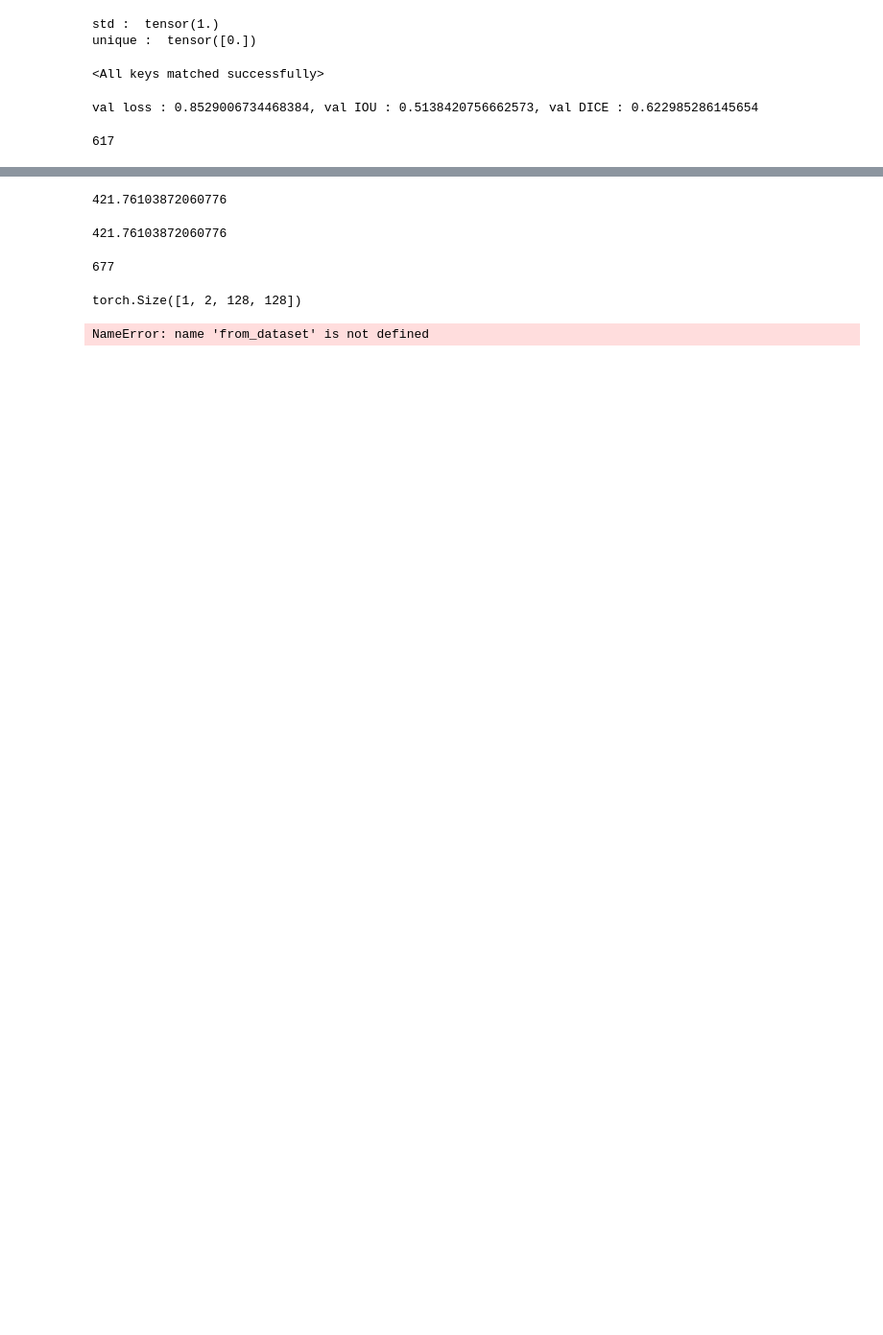
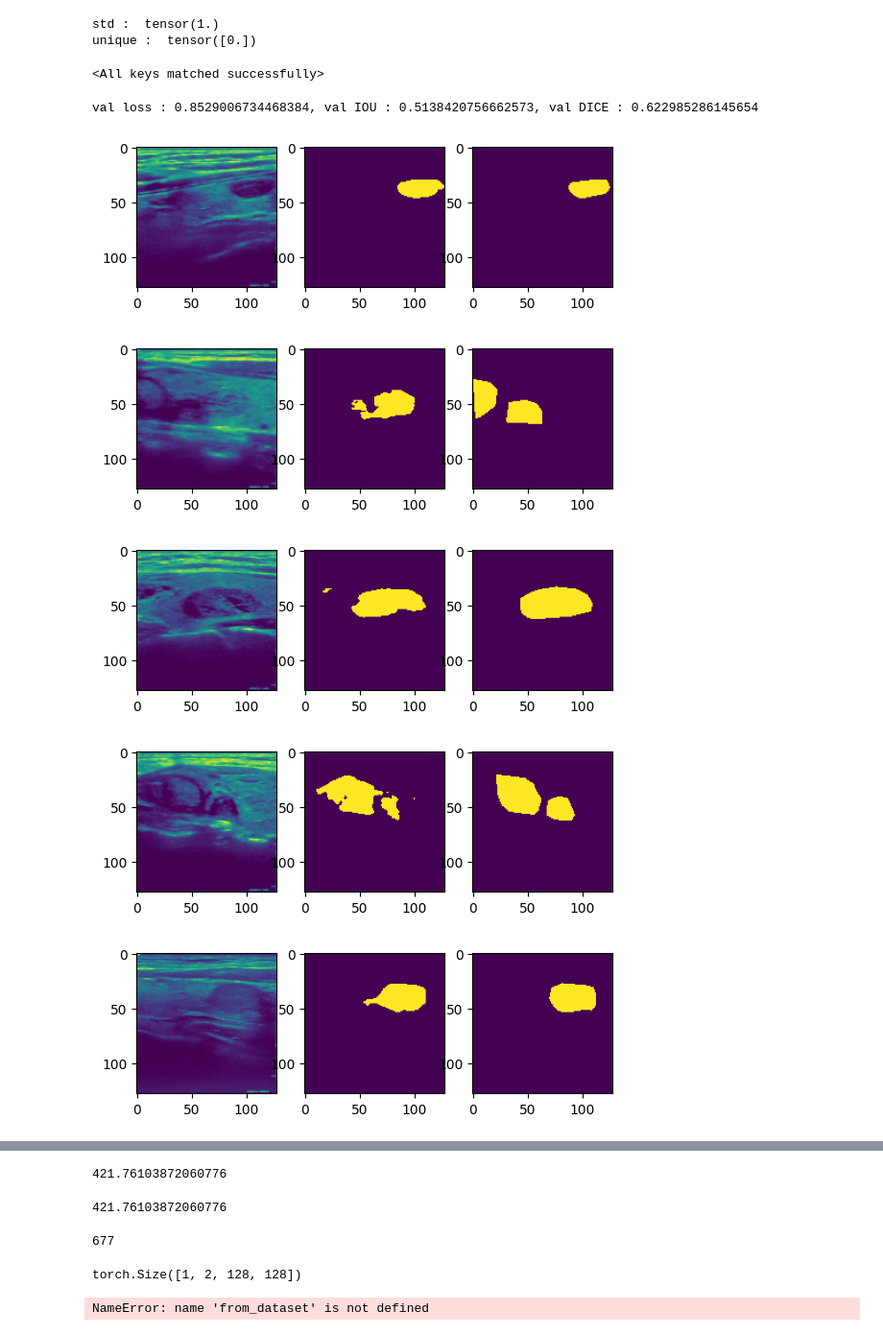
Before and after one commit to fenofista/thyroid, a Jupyter notebook: code/test_on_ge_data.ipynb, the cells around one changed output, grey strips where cells are left out. Shown at 96% size. Drawn from its saved outputs; the diff is of its cells as text; code cells hidden in the pictures; blank space fills up the shorter version.

```diff
--- a/code/test_on_ge_data.ipynb
+++ b/code/test_on_ge_data.ipynb
@@ -158,14 +158,14 @@ def val(dataloader, model, loss_fn, device):
     return total_loss/len(dataloader), total_IOU/len(dataloader), total_DICE/len(dataloader), dice_arr
 # %%
 # inference_name = "PMFSNet_crop_DDTI_standardization_aug_affine(0.5)_for_gland"
-inference_name = "hybrid_v3_upsample_baseline"
+inference_name = "hybrid_model_baseline(0.3)_freeze_encoder_wo_zeromask_aug_translate_scale"
 # inference_name = "HarDnetMSEG_baseline"
 model = HybridSegModel(in_channels = 1, out_channels = 2, output_size = image_size, layers_num = 3)
 # model = HarDMSEG(in_channels = 1, out_channels = 2)
 # model = PMFSNet(in_channels = 1, out_channels = 2, dim = "2d")
 # model = PMFSNet_FFT(in_channels = 1, out_channels = 2, dim = "2d")
 # model = LightMed(in_channels = 1, out_channels = 1, image_size = image_size)
-checkpoint = torch.load(f"models/{inference_name}/best_checkpoint.pth")
+checkpoint = torch.load(f"models/finetune/nodule/{inference_name}/best_checkpoint.pth")
 model.load_state_dict(checkpoint['model_state_dict'])
 # optimizer.load_state_dict(checkpoint['optimizer_state_dict'])
 # scheduler.load_state_dict(checkpoint['scheduler_state_dict'])
@@ -178,6 +178,29 @@ print(f"val loss : {total_loss_val}, val IOU : {total_IOU_val}, val DICE : {tota
 # %% [output]
 val loss : 0.8529006734468384, val IOU : 0.5138420756662573, val DICE : 0.622985286145654
 # %%
-len(dice_arr)
+for i in range(10):
+    test_dataset = GE_Thyroid_Dataset("../ge_data/test_csv_for_finetune_all.csv", transform = test_augmentation, image_size = image_size)
+    test_dataloader = DataLoader(test_dataset, batch_size = batch_size, shuffle = True)
+
+    image, mask, mask_name, image_type = next(iter(test_dataloader))
+    model.to("cuda")
+    image = image.to("cuda")
+    outputs = model(image)
+
+    output = outputs[:, 0:1, :, :]
+    output = torch.sigmoid(output)
+    output = output > 0.5
+
+    plt.subplot(1,3,1)
+    plt.imshow(image[0][0].detach().cpu().numpy())
+    plt.subplot(1,3,2)
+    plt.imshow(output[0][0].detach().cpu().numpy())
+    plt.subplot(1,3,3)
+    plt.imshow(mask[0][0])
+    plt.show()
 # %% [output]
-617
+[figure, added]
+[figure, added]
+[figure, added]
+[figure, added]
+[figure, added]
```
Also changed, not shown: parts of 2 cells of this notebook, 4 other files.
